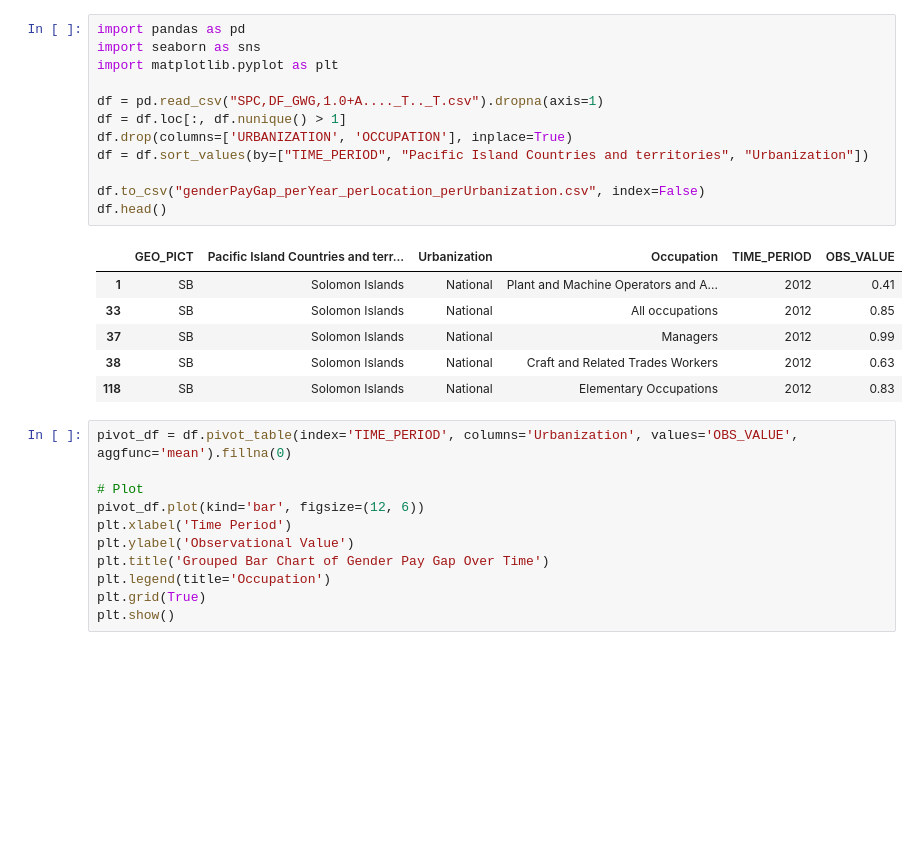
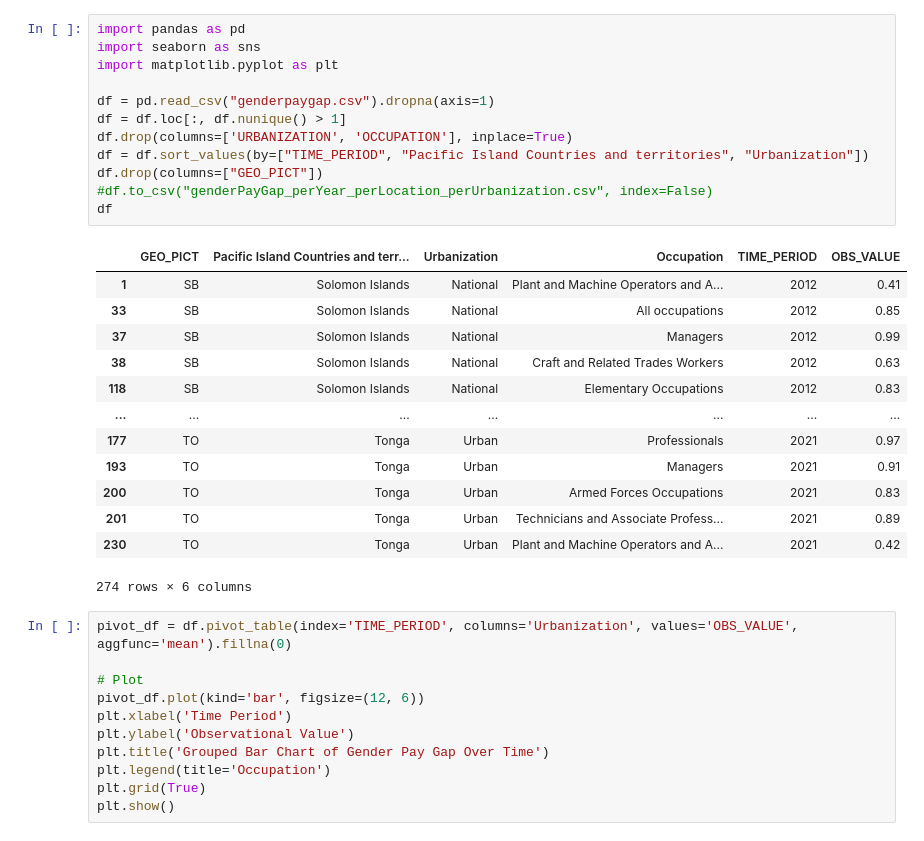
Before and after one commit to JosephBARBIERDARNAL/pacific-data-challenge, a Jupyter notebook: genderpaygap/sandbox.ipynb, the cells around one changed output. Drawn from its saved outputs; the diff is of its cells as text; blank space fills up the shorter version.

```diff
--- a/SPC,DF_GWG,1.0+all/sandbox.ipynb
+++ b/genderpaygap/sandbox.ipynb
@@ -1,22 +1,29 @@
 # %%
 import pandas as pd
 import seaborn as sns
 import matplotlib.pyplot as plt
 
-df = pd.read_csv("SPC,DF_GWG,1.0+A...._T.._T.csv").dropna(axis=1)
+df = pd.read_csv("genderpaygap.csv").dropna(axis=1)
 df = df.loc[:, df.nunique() > 1]
 df.drop(columns=['URBANIZATION', 'OCCUPATION'], inplace=True)
 df = df.sort_values(by=["TIME_PERIOD", "Pacific Island Countries and territories", "Urbanization"])
-
-df.to_csv("genderPayGap_perYear_perLocation_perUrbanization.csv", index=False)
-df.head()
+df.drop(columns=["GEO_PICT"])
+#df.to_csv("genderPayGap_perYear_perLocation_perUrbanization.csv", index=False)
+df
 # %% [output]
 |  | GEO_PICT | Pacific Island Countries and terr... | Urbanization | Occupation | TIME_PERIOD | OBS_VALUE |
 | 1 | SB | Solomon Islands | National | Plant and Machine Operators and A... | 2012 | 0.41 |
 | 33 | SB | Solomon Islands | National | All occupations | 2012 | 0.85 |
 | 37 | SB | Solomon Islands | National | Managers | 2012 | 0.99 |
 | 38 | SB | Solomon Islands | National | Craft and Related Trades Workers | 2012 | 0.63 |
 | 118 | SB | Solomon Islands | National | Elementary Occupations | 2012 | 0.83 |
+| ... | ... | ... | ... | ... | ... | ... |
+| 177 | TO | Tonga | Urban | Professionals | 2021 | 0.97 |
+| 193 | TO | Tonga | Urban | Managers | 2021 | 0.91 |
+| 200 | TO | Tonga | Urban | Armed Forces Occupations | 2021 | 0.83 |
+| 201 | TO | Tonga | Urban | Technicians and Associate Profess... | 2021 | 0.89 |
+| 230 | TO | Tonga | Urban | Plant and Machine Operators and A... | 2021 | 0.42 |
+274 rows × 6 columns
 # %%
 pivot_df = df.pivot_table(index='TIME_PERIOD', columns='Urbanization', values='OBS_VALUE', aggfunc='mean').fillna(0)
 
```
Also changed, not shown: 9 other files.
